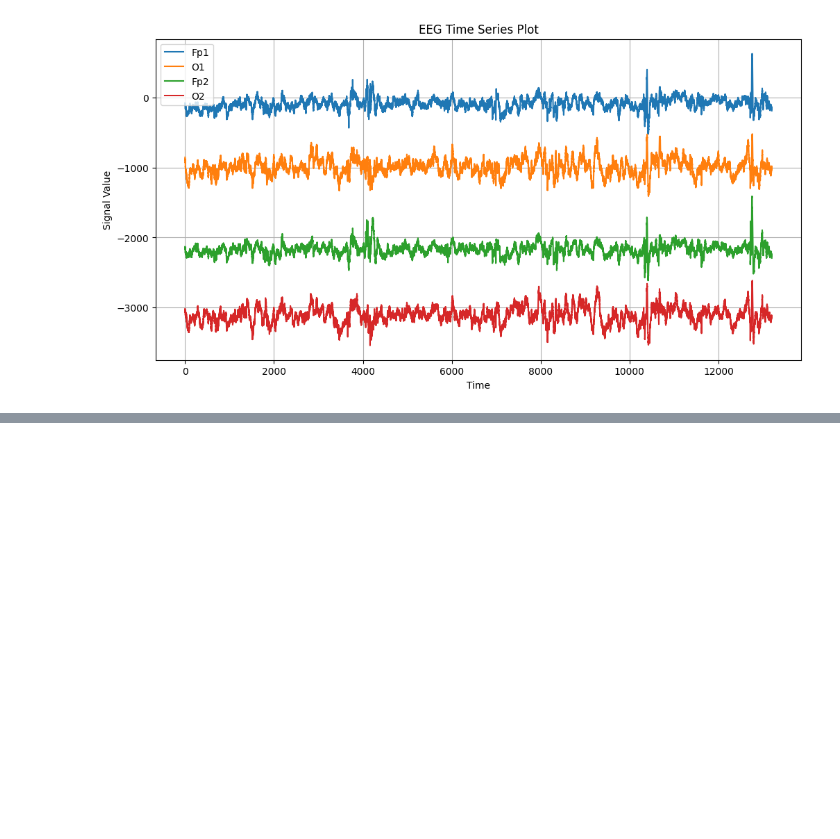
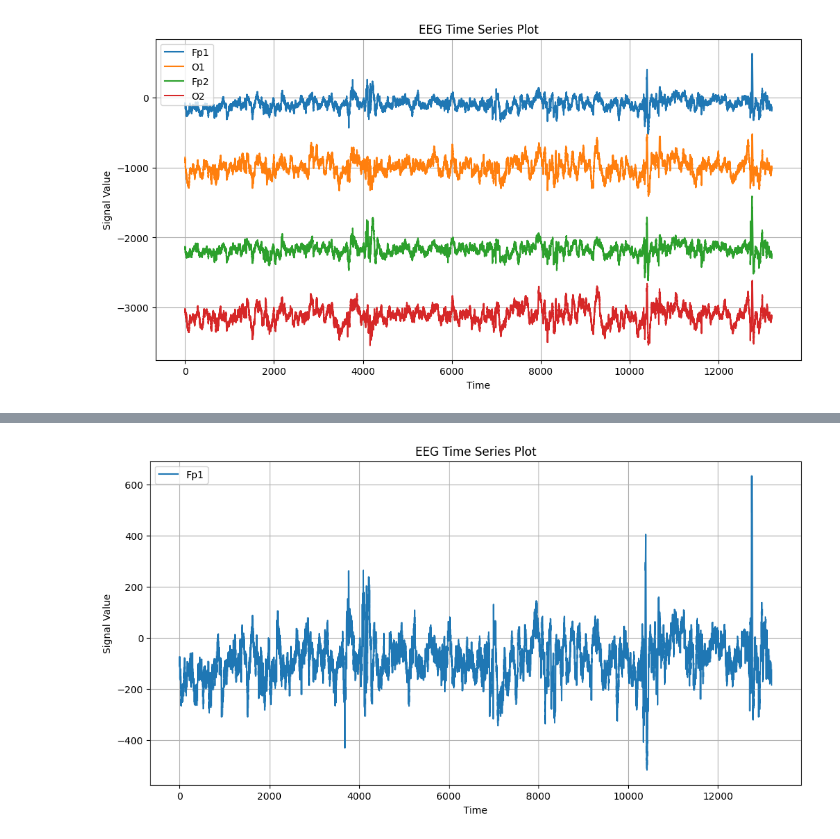
Before and after one commit to cwwelch/brain-waves-classification, a Jupyter notebook: doc.ipynb, the cells around one changed output, grey strips where cells are left out. Cells and saved outputs as stored; diff of their text form; code cells hidden in the pictures; blank space fills up the shorter version.

```diff
--- a/doc.ipynb
+++ b/doc.ipynb
@@ -38,7 +46,7 @@ display(train.head())
 | 3 | 1628180742 | 3 | 18.0 | 353733 | 3 | 18.0 | ... |
 | 4 | 1628180742 | 4 | 24.0 | 353733 | 4 | 24.0 | ... |
 # %%
-df1 = pd.read_parquet(cons.PATH_TO_FILES_TRAIN_EEG+'568657.parquet')
+df1 = pd.read_parquet(cons.PATH_TO_FILES_TRAIN_EEG+'/568657.parquet')
 print(f'There are {len(cons.FEATURES)} raw eeg features')
 print(list(cons.FEATURES))
 # %% [output]
@@ -91,0 +130,4 @@ plot_time_series(df1, cons.IMPT_ELECTRODES)
+# %%
+plot_time_series(df1, ['Fp1'])
+# %% [output]
+[figure, added]
```
Also changed, not shown: parts of 26 cells of this notebook, 1 other file.
